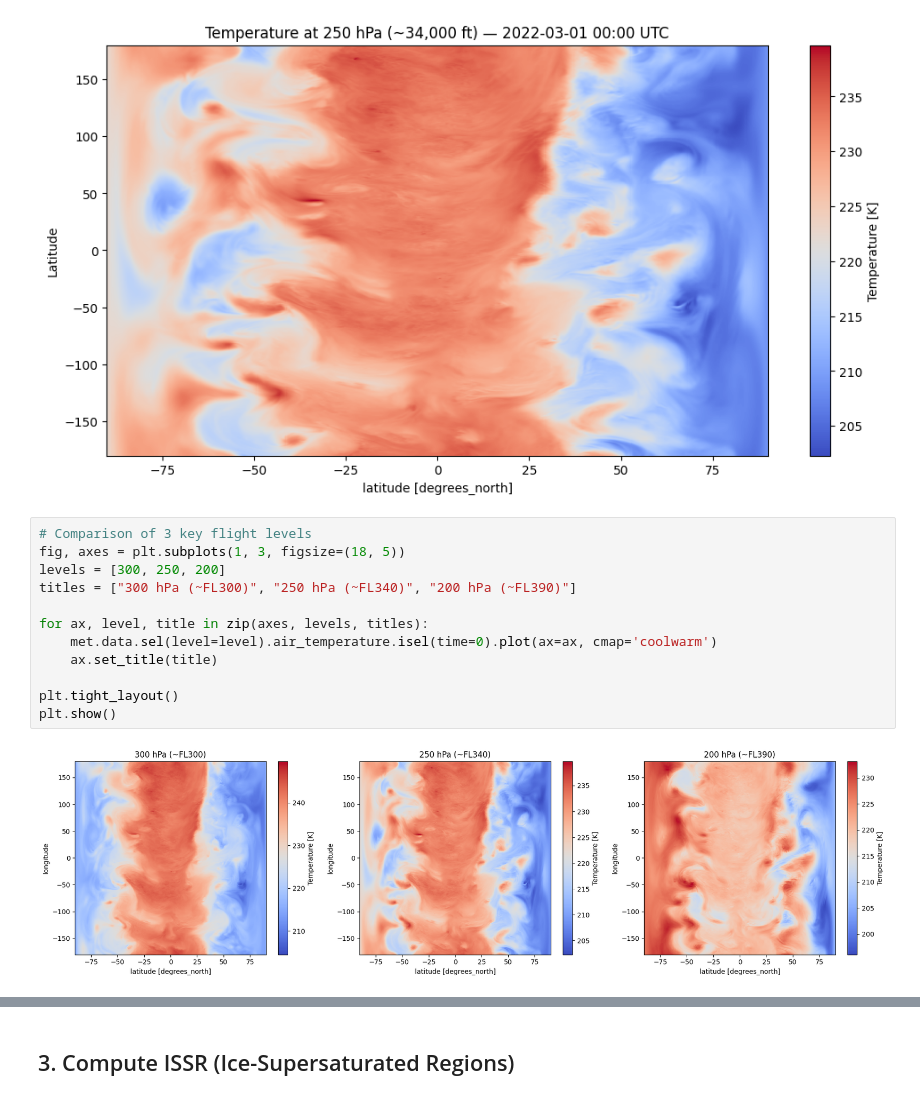
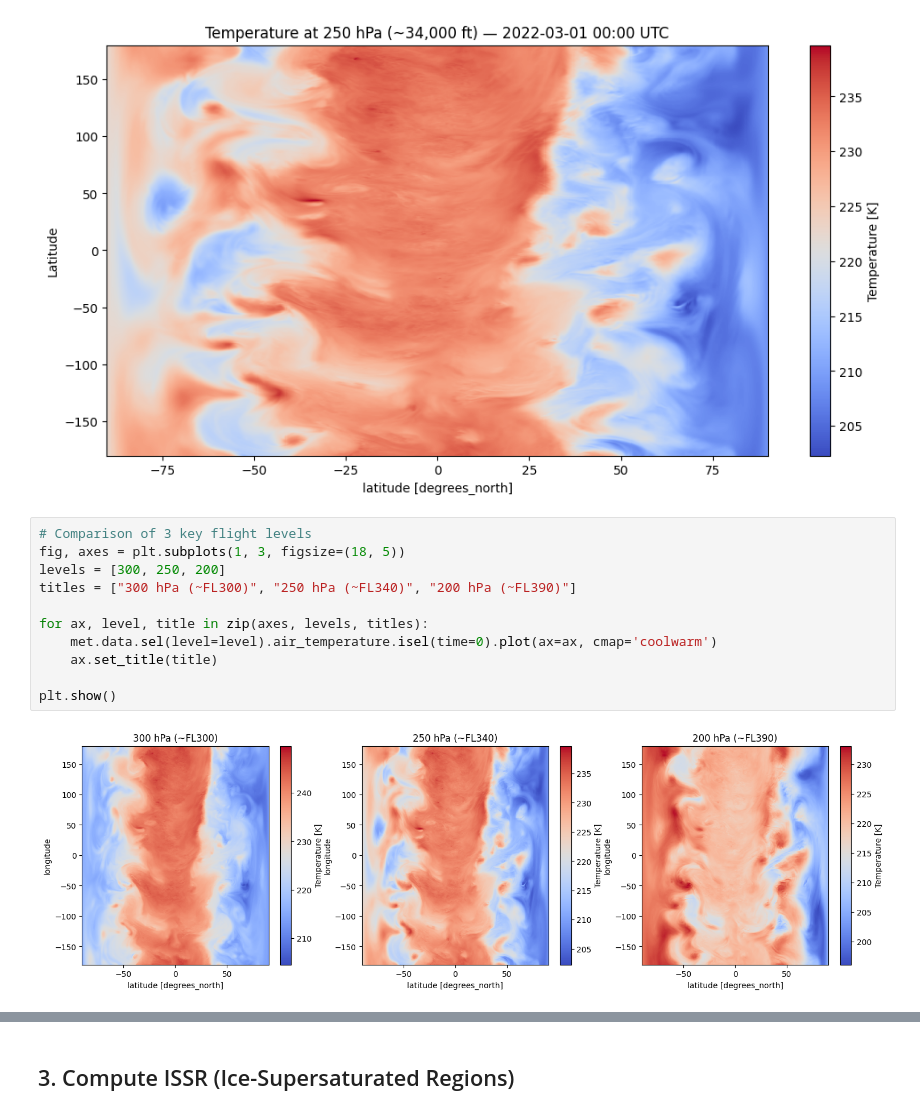
Before and after one commit to Fiona300/contrail-prediction-model, a Jupyter notebook: notebooks/01_contrail_conditions.ipynb, the cells around one changed output, grey strips where cells are left out. Cells and saved outputs as stored; diff of their text form.

```diff
--- a/notebooks/01_contrail_conditions.ipynb
+++ b/notebooks/01_contrail_conditions.ipynb
@@ -81,17 +74,16 @@ plt.show()
 # %%
 # Comparison of 3 key flight levels
 fig, axes = plt.subplots(1, 3, figsize=(18, 5))
 levels = [300, 250, 200]
 titles = ["300 hPa (~FL300)", "250 hPa (~FL340)", "200 hPa (~FL390)"]
 
 for ax, level, title in zip(axes, levels, titles):
     met.data.sel(level=level).air_temperature.isel(time=0).plot(ax=ax, cmap='coolwarm')
     ax.set_title(title)
 
-plt.tight_layout()
 plt.show()
 # %% [output]
-[figure, old version]
+[figure, new version]
 # %%
 # Temperature across all 7 pressure levels
 fig, axes = plt.subplots(4, 2, figsize=(40, 24), sharex=True, sharey=True)
```
Also changed, not shown: parts of 11 cells of this notebook.
